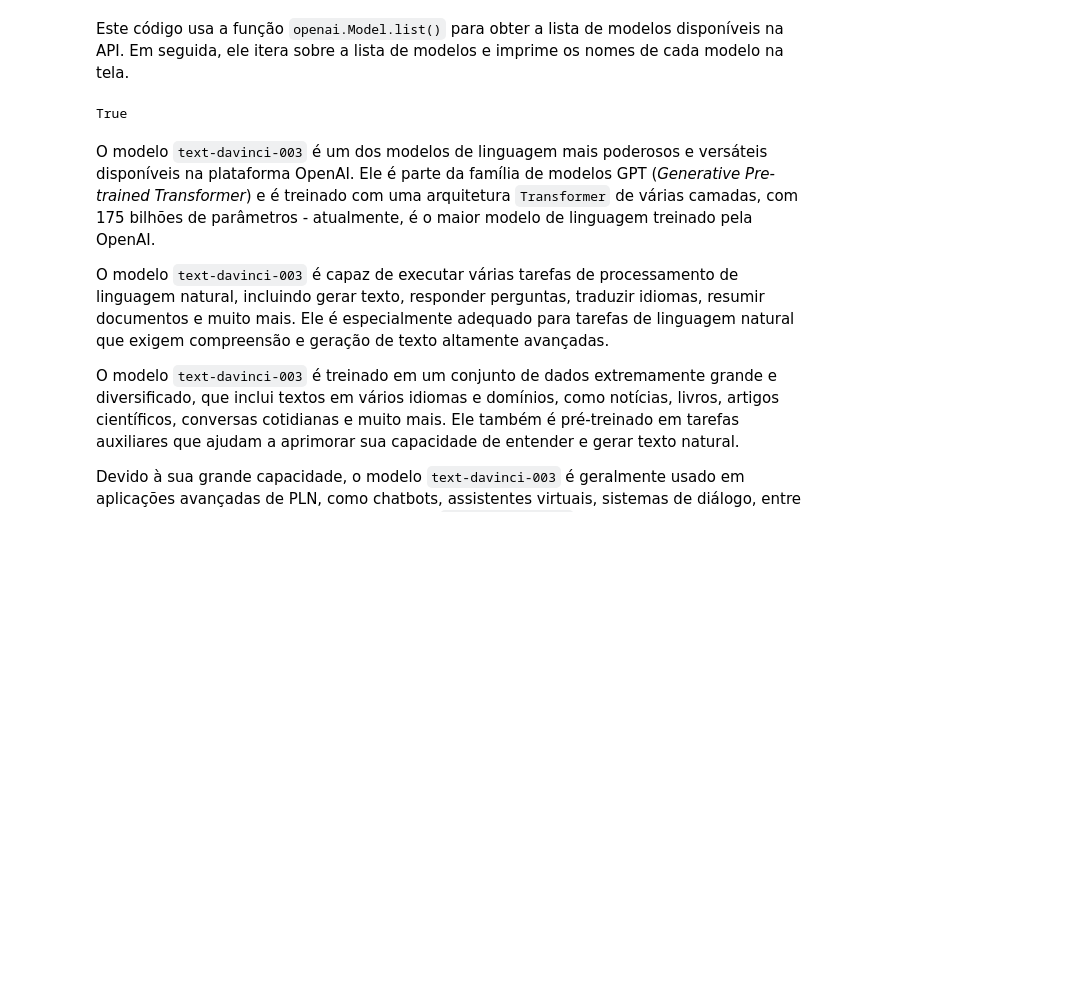
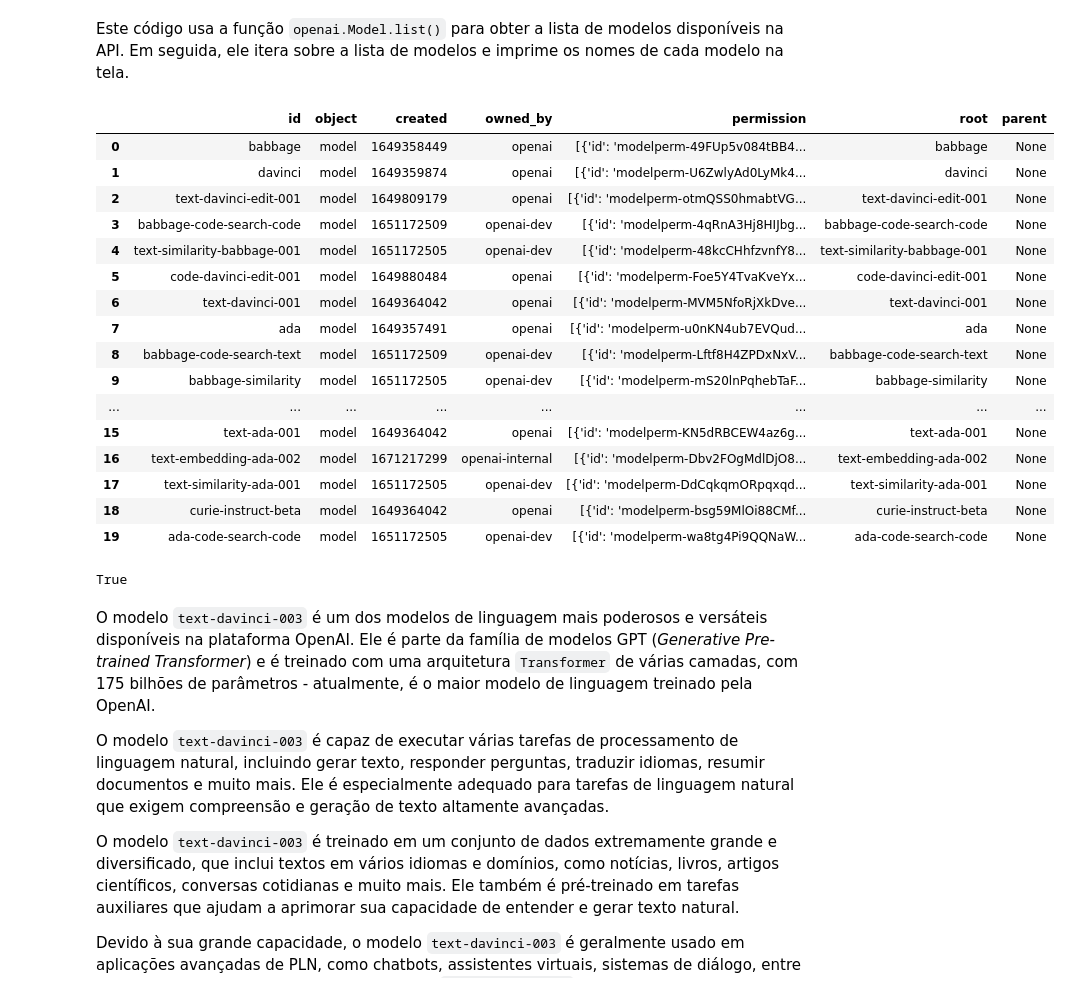
Before and after one commit to adalves-ufabc/2023.Q1-PLN, a Jupyter notebook: Aula 16/2023_Q1_PLN_Notebook_OpenAI.ipynb, the cells around one changed output. Drawn from its saved outputs; the diff is of its cells as text; code cells hidden in the pictures; blank space fills up the shorter version.

```diff
--- a/Aula 16/2023_Q1_PLN_Notebook_OpenAI.ipynb
+++ b/Aula 16/2023_Q1_PLN_Notebook_OpenAI.ipynb
@@ -155,6 +153,30 @@ text-curie:001
 text-babbage:001
 # %% [markdown]
 Este código usa a função `openai.Model.list()` para obter a lista de modelos disponíveis na API. Em seguida, ele itera sobre a lista de modelos e imprime os nomes de cada modelo na tela.
+# %%
+# Converte a lista de modelos da API da OpenAI para um DataFrame
+import pandas as pd
+
+data = pd.DataFrame(models["data"])
+data.head(20)
+# %% [output]
+|  | id | object | created | owned_by | permission | root | parent |
+| 0 | babbage | model | 1649358449 | openai | [{'id': 'modelperm-49FUp5v084tBB4... | babbage | None |
+| 1 | davinci | model | 1649359874 | openai | [{'id': 'modelperm-U6ZwlyAd0LyMk4... | davinci | None |
+| 2 | text-davinci-edit-001 | model | 1649809179 | openai | [{'id': 'modelperm-otmQSS0hmabtVG... | text-davinci-edit-001 | None |
+| 3 | babbage-code-search-code | model | 1651172509 | openai-dev | [{'id': 'modelperm-4qRnA3Hj8HIJbg... | babbage-code-search-code | None |
+| 4 | text-similarity-babbage-001 | model | 1651172505 | openai-dev | [{'id': 'modelperm-48kcCHhfzvnfY8... | text-similarity-babbage-001 | None |
+| 5 | code-davinci-edit-001 | model | 1649880484 | openai | [{'id': 'modelperm-Foe5Y4TvaKveYx... | code-davinci-edit-001 | None |
+| 6 | text-davinci-001 | model | 1649364042 | openai | [{'id': 'modelperm-MVM5NfoRjXkDve... | text-davinci-001 | None |
+| 7 | ada | model | 1649357491 | openai | [{'id': 'modelperm-u0nKN4ub7EVQud... | ada | None |
+| 8 | babbage-code-search-text | model | 1651172509 | openai-dev | [{'id': 'modelperm-Lftf8H4ZPDxNxV... | babbage-code-search-text | None |
+| 9 | babbage-similarity | model | 1651172505 | openai-dev | [{'id': 'modelperm-mS20lnPqhebTaF... | babbage-similarity | None |
+| ... | ... | ... | ... | ... | ... | ... | ... |
+| 15 | text-ada-001 | model | 1649364042 | openai | [{'id': 'modelperm-KN5dRBCEW4az6g... | text-ada-001 | None |
+| 16 | text-embedding-ada-002 | model | 1671217299 | openai-internal | [{'id': 'modelperm-Dbv2FOgMdlDjO8... | text-embedding-ada-002 | None |
+| 17 | text-similarity-ada-001 | model | 1651172505 | openai-dev | [{'id': 'modelperm-DdCqkqmORpqxqd... | text-similarity-ada-001 | None |
+| 18 | curie-instruct-beta | model | 1649364042 | openai | [{'id': 'modelperm-bsg59MlOi88CMf... | curie-instruct-beta | None |
+| 19 | ada-code-search-code | model | 1651172505 | openai-dev | [{'id': 'modelperm-wa8tg4Pi9QQNaW... | ada-code-search-code | None |
 # %%
 # Função para verificar se um modelo existe
 def model_exists(model_name):
```
Also changed, not shown: parts of 40 cells of this notebook.
